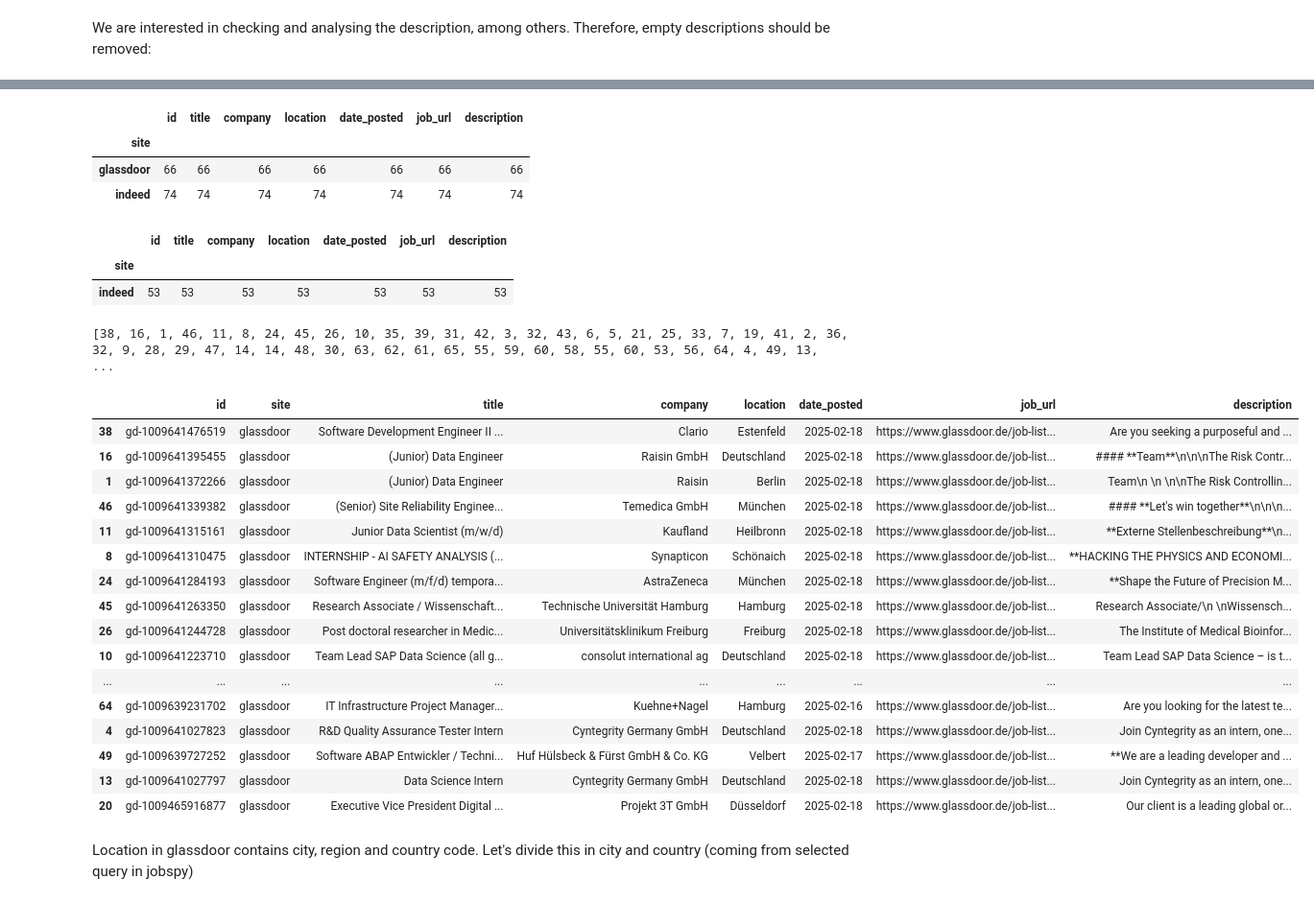
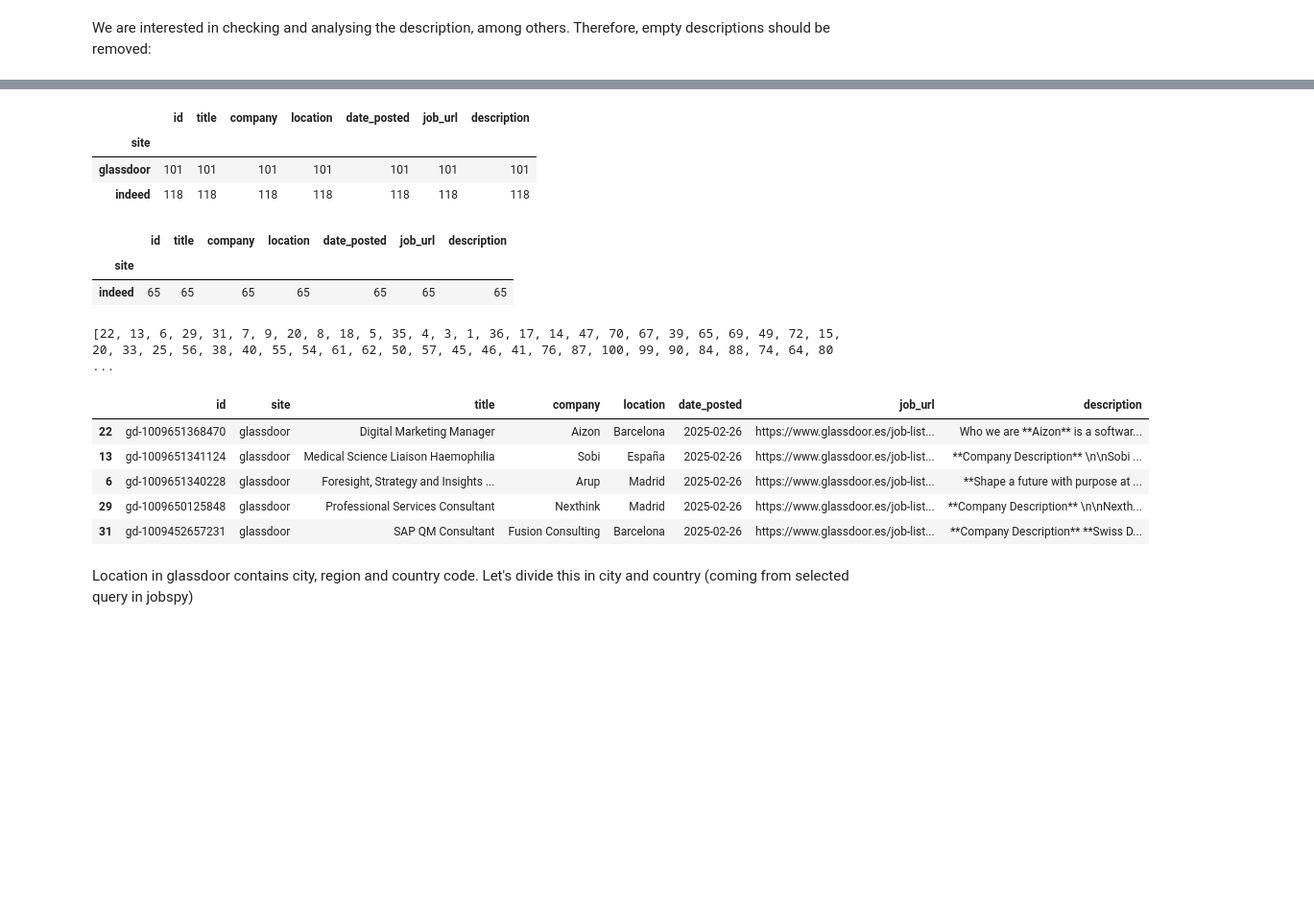
Before and after one commit to ladybug-J/job-market-insights, a Jupyter notebook: analyse_jobspy.ipynb, the cells around one changed output, grey strips where cells are left out. Shown at 96% size. Cells and saved outputs as stored; diff of their text form; code cells hidden in the pictures; blank space fills up the shorter version.

```diff
--- a/analyse_jobspy.ipynb
+++ b/analyse_jobspy.ipynb
@@ -11,7 +11,7 @@ THe first step is to check what is the data that is gathered from the query, to
 # %%
 from jobspy import scrape_jobs
 # %%
-country = 'Germany'
+country = 'Spain'
 jobs = scrape_jobs(
     site_name=[
         "indeed",
@@ -98,8 +100,8 @@ jobs_red.groupby('site').count()
 # %% [output]
 |  | id | title | company | location | date_posted | job_url | description |
 | site |  |  |  |  |  |  |  |
-| glassdoor | 66 | 66 | 66 | 66 | 66 | 66 | 66 |
-| indeed | 74 | 74 | 74 | 74 | 74 | 74 | 74 |
+| glassdoor | 101 | 101 | 101 | 101 | 101 | 101 | 101 |
+| indeed | 118 | 118 | 118 | 118 | 118 | 118 | 118 |
 # %%
 duplicates = jobs_red[['company', 'title']].duplicated()
 dup_df = jobs_red.loc[duplicates]
@@ -107,7 +109,7 @@ dup_df.groupby('site').count()
 # %% [output]
 |  | id | title | company | location | date_posted | job_url | description |
 | site |  |  |  |  |  |  |  |
-| indeed | 53 | 53 | 53 | 53 | 53 | 53 | 53 |
+| indeed | 65 | 65 | 65 | 65 | 65 | 65 | 65 |
 # %%
 remove_index = []
 for index, row in dup_df.iterrows():
@@ -117,27 +119,16 @@ for index, row in dup_df.iterrows():
         remove_index.append(temp_dup.loc[temp_dup['site']=='glassdoor'].index.item())
 print(remove_index)
 # %% [output]
-[38, 16, 1, 46, 11, 8, 24, 45, 26, 10, 35, 39, 31, 42, 3, 32, 43, 6, 5, 21, 25, 33, 7, 19, 41, 2, 36, 32, 9, 28, 29, 47, 14, 14, 48, 30, 63, 62, 61, 65, 55, 59, 60, 58, 55, 60, 53, 56, 64, 4, 49, 13,  ...
+[22, 13, 6, 29, 31, 7, 9, 20, 8, 18, 5, 35, 4, 3, 1, 36, 17, 14, 47, 70, 67, 39, 65, 69, 49, 72, 15, 20, 33, 25, 56, 38, 40, 55, 54, 61, 62, 50, 57, 45, 46, 41, 76, 87, 100, 99, 90, 84, 88, 74, 64, 80 ...
 # %%
-jobs_red.loc[remove_index,:]
+jobs_red.loc[remove_index,:].head()
 # %% [output]
 |  | id | site | title | company | location | date_posted | job_url | description |
-| 38 | gd-1009641476519 | glassdoor | Software Development Engineer II ... | Clario | Estenfeld | 2025-02-18 | https://www.glassdoor.de/job-list... | Are you seeking a purposeful and ... |
-| 16 | gd-1009641395455 | glassdoor | (Junior) Data Engineer | Raisin GmbH | Deutschland | 2025-02-18 | https://www.glassdoor.de/job-list... | #### **Team**\n\n\nThe Risk Contr... |
-| 1 | gd-1009641372266 | glassdoor | (Junior) Data Engineer | Raisin | Berlin | 2025-02-18 | https://www.glassdoor.de/job-list... | Team\n \n \n\nThe Risk Controllin... |
-| 46 | gd-1009641339382 | glassdoor | (Senior) Site Reliability Enginee... | Temedica GmbH | München | 2025-02-18 | https://www.glassdoor.de/job-list... | #### **Let's win together**\n\n\n... |
-| 11 | gd-1009641315161 | glassdoor | Junior Data Scientist (m/w/d) | Kaufland | Heilbronn | 2025-02-18 | https://www.glassdoor.de/job-list... | **Externe Stellenbeschreibung**\n... |
-| 8 | gd-1009641310475 | glassdoor | INTERNSHIP - AI SAFETY ANALYSIS (... | Synapticon | Schönaich | 2025-02-18 | https://www.glassdoor.de/job-list... | **HACKING THE PHYSICS AND ECONOMI... |
-| 24 | gd-1009641284193 | glassdoor | Software Engineer (m/f/d) tempora... | AstraZeneca | München | 2025-02-18 | https://www.glassdoor.de/job-list... | **Shape the Future of Precision M... |
-| 45 | gd-1009641263350 | glassdoor | Research Associate / Wissenschaft... | Technische Universität Hamburg | Hamburg | 2025-02-18 | https://www.glassdoor.de/job-list... | Research Associate/\n \nWissensch... |
-| 26 | gd-1009641244728 | glassdoor | Post doctoral researcher in Medic... | Universitätsklinikum Freiburg | Freiburg | 2025-02-18 | https://www.glassdoor.de/job-list... | The Institute of Medical Bioinfor... |
-| 10 | gd-1009641223710 | glassdoor | Team Lead SAP Data Science (all g... | consolut international ag | Deutschland | 2025-02-18 | https://www.glassdoor.de/job-list... | Team Lead SAP Data Science – is t... |
-| ... | ... | ... | ... | ... | ... | ... | ... | ... |
-| 64 | gd-1009639231702 | glassdoor | IT Infrastructure Project Manager... | Kuehne+Nagel | Hamburg | 2025-02-16 | https://www.glassdoor.de/job-list... | Are you looking for the latest te... |
-| 4 | gd-1009641027823 | glassdoor | R&D Quality Assurance Tester Intern | Cyntegrity Germany GmbH | Deutschland | 2025-02-18 | https://www.glassdoor.de/job-list... | Join Cyntegrity as an intern, one... |
-| 49 | gd-1009639727252 | glassdoor | Software ABAP Entwickler / Techni... | Huf Hülsbeck & Fürst GmbH & Co. KG | Velbert | 2025-02-17 | https://www.glassdoor.de/job-list... | **We are a leading developer and ... |
-| 13 | gd-1009641027797 | glassdoor | Data Science Intern | Cyntegrity Germany GmbH | Deutschland | 2025-02-18 | https://www.glassdoor.de/job-list... | Join Cyntegrity as an intern, one... |
-| 20 | gd-1009465916877 | glassdoor | Executive Vice President Digital ... | Projekt 3T GmbH | Düsseldorf | 2025-02-18 | https://www.glassdoor.de/job-list... | Our client is a leading global or... |
+| 22 | gd-1009651368470 | glassdoor | Digital Marketing Manager | Aizon | Barcelona | 2025-02-26 | https://www.glassdoor.es/job-list... | Who we are **Aizon** is a softwar... |
+| 13 | gd-1009651341124 | glassdoor | Medical Science Liaison Haemophilia | Sobi | España | 2025-02-26 | https://www.glassdoor.es/job-list... | **Company Description** \n\nSobi ... |
+| 6 | gd-1009651340228 | glassdoor | Foresight, Strategy and Insights ... | Arup | Madrid | 2025-02-26 | https://www.glassdoor.es/job-list... | **Shape a future with purpose at ... |
+| 29 | gd-1009650125848 | glassdoor | Professional Services Consultant | Nexthink | Madrid | 2025-02-26 | https://www.glassdoor.es/job-list... | **Company Description** \n\nNexth... |
+| 31 | gd-1009452657231 | glassdoor | SAP QM Consultant | Fusion Consulting | Barcelona | 2025-02-26 | https://www.glassdoor.es/job-list... | **Company Description** **Swiss D... |
 # %%
 final_jobs = jobs_red.drop(remove_index, axis=0)
 # %%
```
Also changed, not shown: parts of 40 cells of this notebook, 6 other files.
